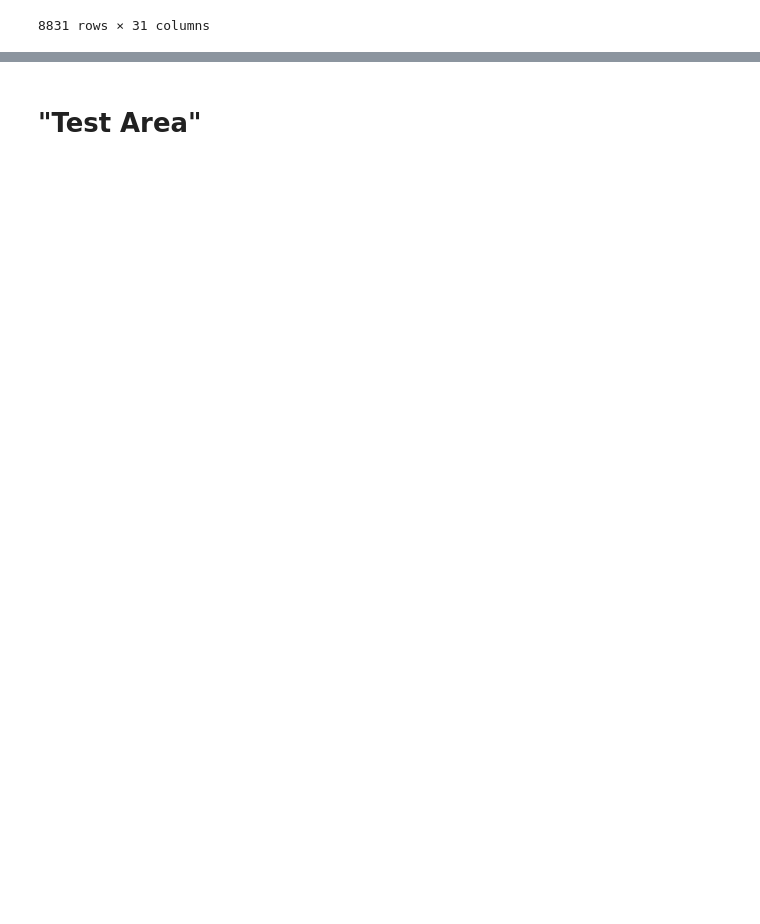
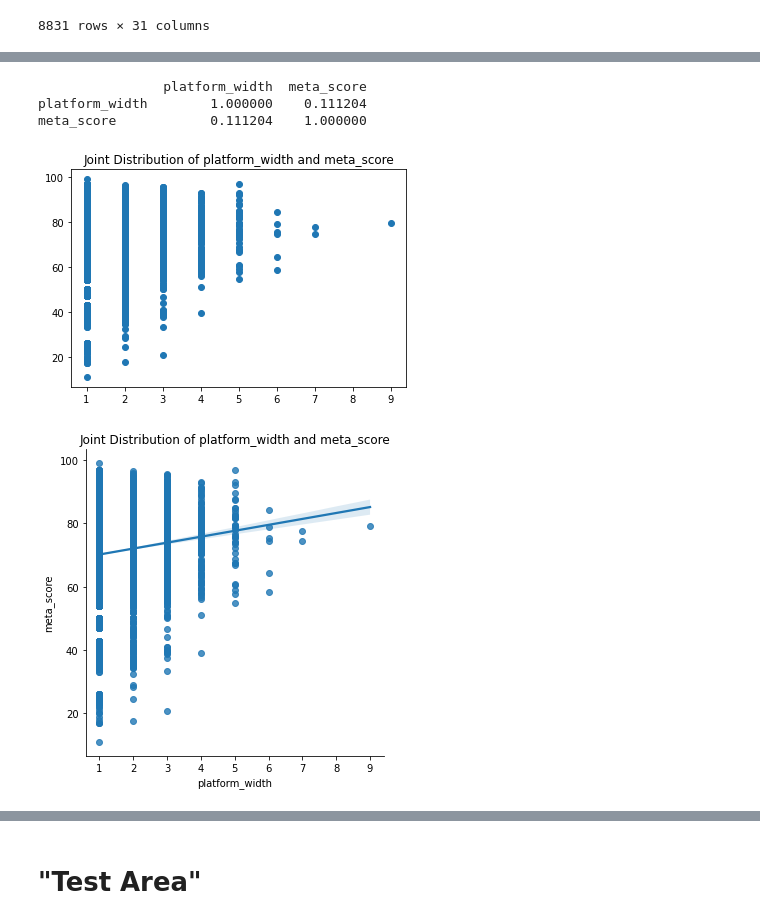
Before and after one commit to Marek-TL/BachelorThesis, a Jupyter notebook: bachelor_notebook.ipynb, the cells around one changed output, grey strips where cells are left out. Drawn from its saved outputs; the diff is of its cells as text; code cells hidden in the pictures; blank space fills up the shorter version.

```diff
--- a/bachelor_notebook.ipynb
+++ b/bachelor_notebook.ipynb
@@ -652,0 +667,8 @@ metacrit_data
+# %%
+# Setze die 0 in den genre Spalten als Fehlenden Wert
+x=1
+while x<11:
+    print(("genre"+str(x))+ " vorher: " + str(metacrit_data[("genre"+str(x))].count()))
+    metacrit_data[("genre"+str(x))]=metacrit_data[("genre"+str(x))].replace(0, np.nan)
+    print(("genre"+str(x))+ " nachher: " + str(metacrit_data[("genre"+str(x))].count()))
+    x=x+1
@@ -652,0 +785,4 @@ metacrit_data
+# %%
+#Aufsplittung der platform Spalte in einzelne Spalten für Rechnung:
+metacrit_data[["platform1","platform2","platform3","platform4","platform5","platform6","platform7","platform8","platform9"]] = metacrit_data["platform"].str.split(",", expand=True)
+metacrit_data
@@ -652,0 +826,4 @@ metacrit_data
+# %%
+#Erstellt neue Spalte mit dem Namen "niche_width"
+metacrit_data["platform_width"]=0
+metacrit_data
@@ -652,0 +844,7 @@ metacrit_data
+# %%
+# Passt die Spalte "platform_width" mit der entsprechenden Anzahl an Genres die ein einzelnes Spiel aufweist an
+x=1
+while x<10:
+    metacrit_data.loc[(metacrit_data[("platform"+str(x))].notnull()), "platform_width"]=x
+    x=x+1
+    print(metacrit_data["platform_width"].value_counts())
@@ -652,0 +881,23 @@ metacrit_data
+# %%
+#Korrelation Meta_Score:
+x="platform_width"
+y="meta_score"
+
+    #Only the scatterplot:
+plt.scatter(x = metacrit_data[x], y = metacrit_data[y])       #The needed Variables are set as dependent and independent:
+plt.title("Joint Distribution of "+x+  " and "+y )      #The Titel of the visual
+plt.savefig("Pictures/scatterplot_"+x+"_"+y+ ".jpg")    #Saves the picture at the end
+
+
+    #Scatterplot and correlation line
+sns.lmplot(x, y, data=metacrit_data)                       #The needed Variables are set as dependent and independent:
+plt.title("Joint Distribution of "+x+  " and "+y )      #The Titel of the visual
+plt.savefig("Pictures/correlation_"+x+"_"+y+ ".jpg")    #Saves the picture at the end
+
+print(metacrit_data[[x,y]].dropna().corr())
+# %% [output]
+                platform_width  meta_score
+platform_width        1.000000    0.111204
+meta_score            0.111204    1.000000
+[figure, added]
+[figure, added]
```
Also changed, not shown: parts of 48 cells of this notebook, 11 other files.
